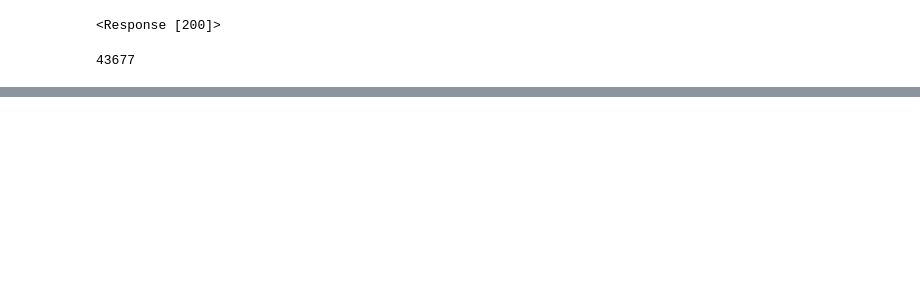
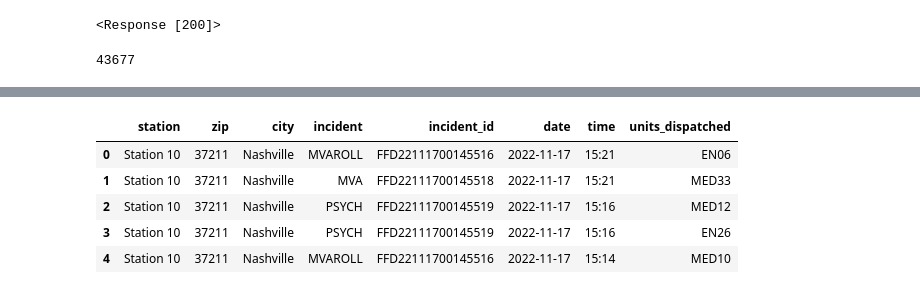
Before and after one commit to NSS-Full-Time-Data-Analytics-8/socrata_api-KoganScherer37, a Jupyter notebook: notebooks/socrata_api_project.ipynb, the cells around one changed output, grey strips where cells are left out. Drawn from its saved outputs; the diff is of its cells as text; code cells hidden in the pictures; blank space fills up the shorter version.

```diff
--- a/notebooks/socrata_api_project.ipynb
+++ b/notebooks/socrata_api_project.ipynb
@@ -151,0 +291,7 @@ len(top_500_searches)
+# %%
+#dataframe for fire stations
+fire_station_df = pd.DataFrame(fire_stations, columns = {'station_number','street_address','city','zip_code'})
+fire_station_df = fire_station_df.rename(columns = {'station_number':'station','street_address':'address',
+                                                    'zip_code':'zip'})
+fire_station_df = fire_station_df[['station','zip','city']]
+fire_station_df.head()
@@ -151,0 +305,8 @@ len(top_500_searches)
+# %%
+#dataframe for fire incidents
+fire_inc_df = pd.DataFrame(fire_incidents)
+fire_inc_df = fire_inc_df.rename(columns = {'postal_code':'zip','incident_type':'incident','incident_number':'incident_id'})
+fire_inc_df[['date','time']]= fire_inc_df['dispatch_time'].str.split('T',expand = True)
+fire_inc_df = fire_inc_df[['incident','incident_id','zip','date','time','units_dispatched']]
+
+fire_inc_df.head()
@@ -151,0 +336,4 @@ len(top_500_searches)
+# %%
+#converting time column to datetime
+fire_inc_df['time'] = pd.to_datetime(fire_inc_df['time'])
+fire_inc_df.info()
@@ -151,0 +354,4 @@ len(top_500_searches)
+# %%
+#changing time format
+fire_inc_df['time']= fire_inc_df['time'].dt.strftime('%H:%M')
+fire_inc_df.head()
@@ -151,0 +365,11 @@ len(top_500_searches)
+# %%
+#merging fire station and fire incident dataframes
+fire_dept_activity = fire_station_df.merge(fire_inc_df, on = 'zip', how = 'inner')
+fire_dept_activity.head()
+# %% [output]
+|  | station | zip | city | incident | incident_id | date | time | units_dispatched |
+| 0 | Station 10 | 37211 | Nashville | MVAROLL | FFD22111700145516 | 2022-11-17 | 15:21 | EN06 |
+| 1 | Station 10 | 37211 | Nashville | MVA | FFD22111700145518 | 2022-11-17 | 15:21 | MED33 |
+| 2 | Station 10 | 37211 | Nashville | PSYCH | FFD22111700145519 | 2022-11-17 | 15:16 | MED12 |
+| 3 | Station 10 | 37211 | Nashville | PSYCH | FFD22111700145519 | 2022-11-17 | 15:16 | EN26 |
+| 4 | Station 10 | 37211 | Nashville | MVAROLL | FFD22111700145516 | 2022-11-17 | 15:14 | MED10 |
```
Also changed, not shown: parts of 31 cells of this notebook.
